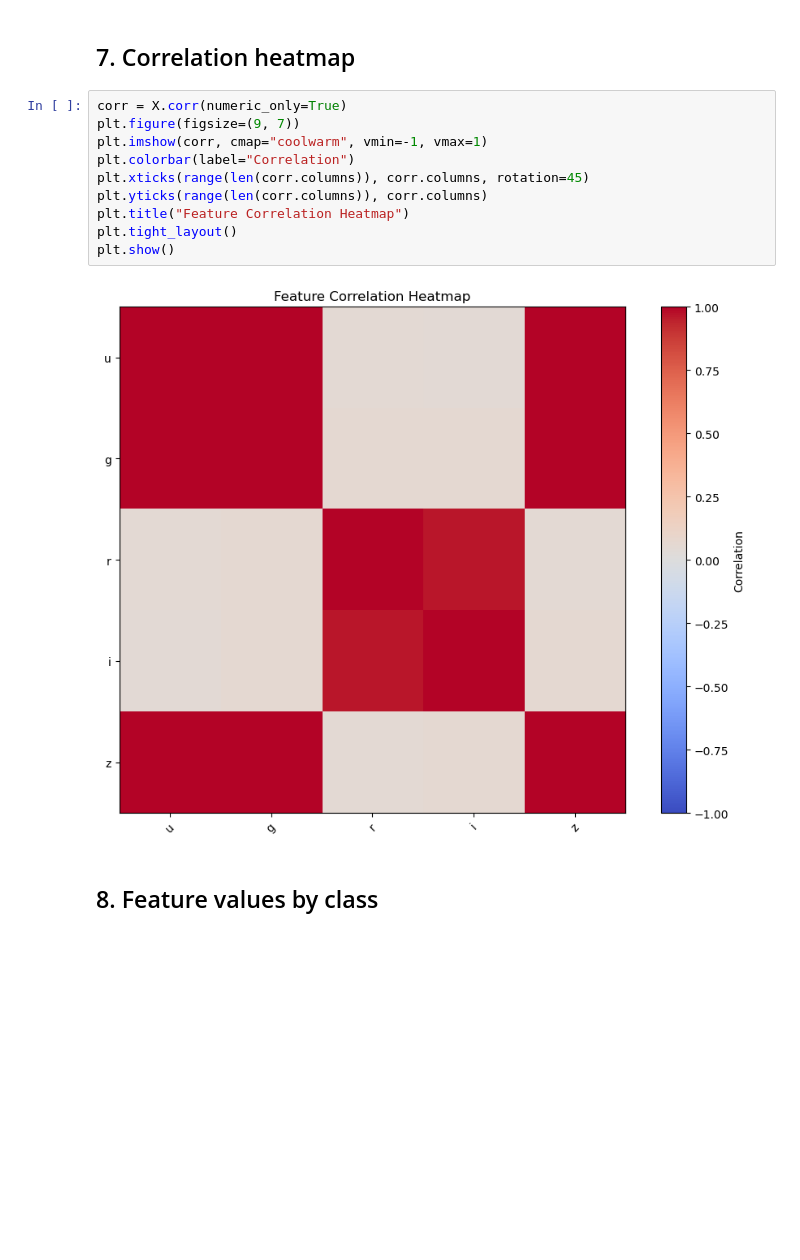
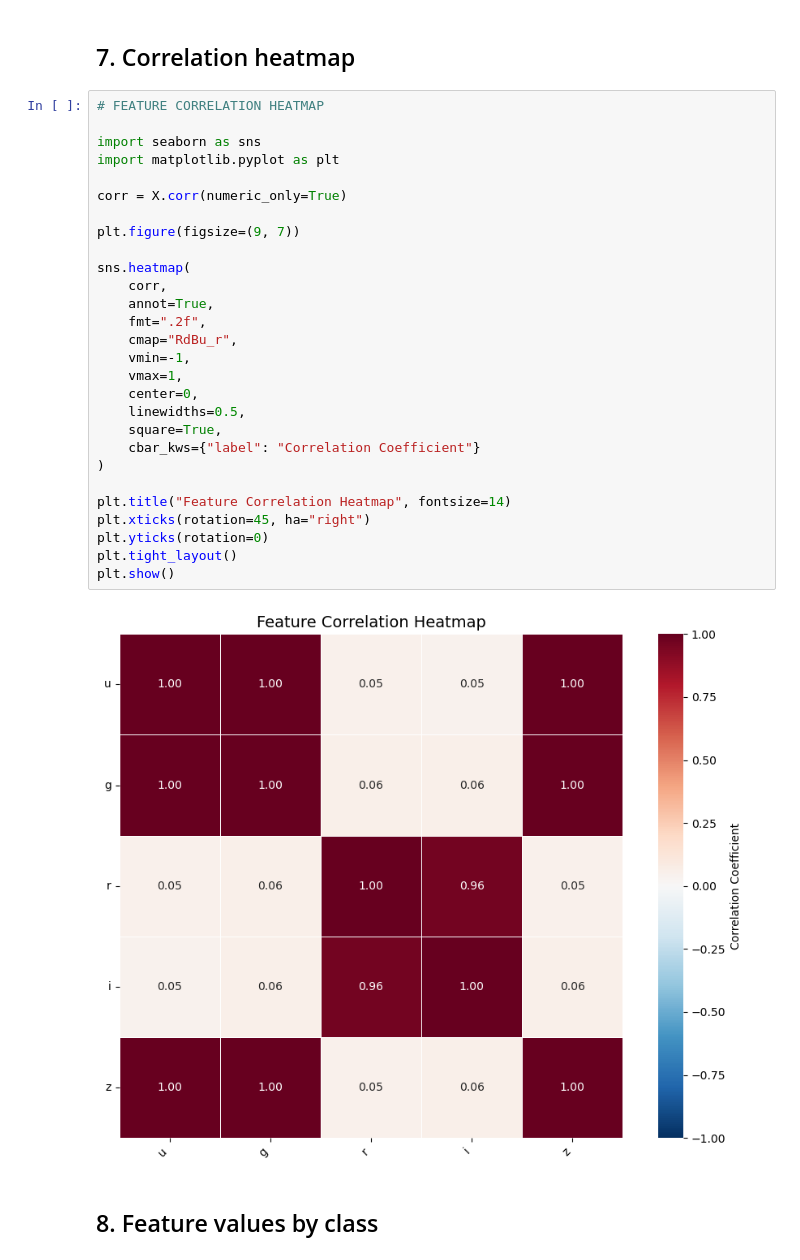
Before and after one commit to Aryan-khatrii/Star_Classification_ML_Project_V_Sem, a Jupyter notebook: star_classification_eda_models.ipynb, the cells around one changed output. Drawn from its saved outputs; the diff is of its cells as text; blank space fills up the shorter version.

```diff
--- a/star_classification_eda_models.ipynb
+++ b/star_classification_eda_models.ipynb
@@ -242,17 +246,35 @@ Outliers are inspected, not automatically removed; extreme astronomy values may
 # %% [markdown]
 ## 7. Correlation heatmap
 # %%
+# FEATURE CORRELATION HEATMAP
+
+import seaborn as sns
+import matplotlib.pyplot as plt
+
 corr = X.corr(numeric_only=True)
+
 plt.figure(figsize=(9, 7))
-plt.imshow(corr, cmap="coolwarm", vmin=-1, vmax=1)
-plt.colorbar(label="Correlation")
-plt.xticks(range(len(corr.columns)), corr.columns, rotation=45)
-plt.yticks(range(len(corr.columns)), corr.columns)
-plt.title("Feature Correlation Heatmap")
+
+sns.heatmap(
+    corr,
+    annot=True,
+    fmt=".2f",
+    cmap="RdBu_r",
+    vmin=-1,
+    vmax=1,
+    center=0,
+    linewidths=0.5,
+    square=True,
+    cbar_kws={"label": "Correlation Coefficient"}
+)
+
+plt.title("Feature Correlation Heatmap", fontsize=14)
+plt.xticks(rotation=45, ha="right")
+plt.yticks(rotation=0)
 plt.tight_layout()
 plt.show()
 # %% [output]
-[figure, old version]
+[figure, new version]
 # %% [markdown]
 ## 8. Feature values by class
 # %%
```
Also changed, not shown: parts of 8 cells of this notebook, 4 other files.
